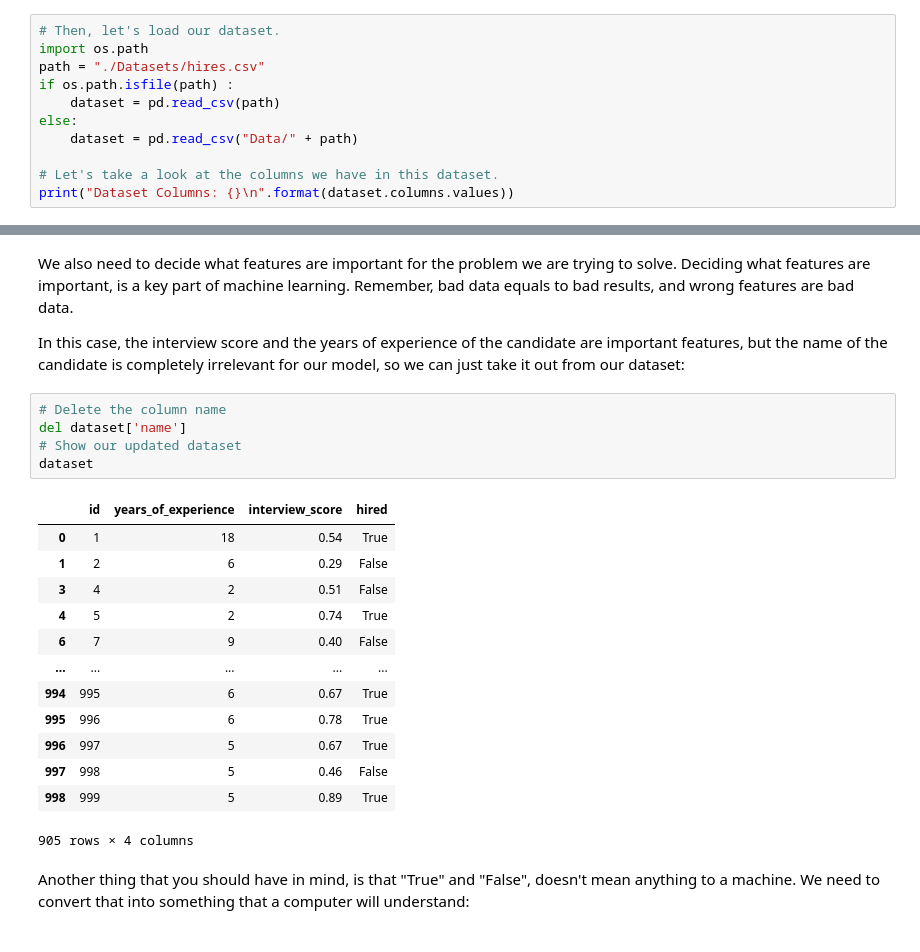
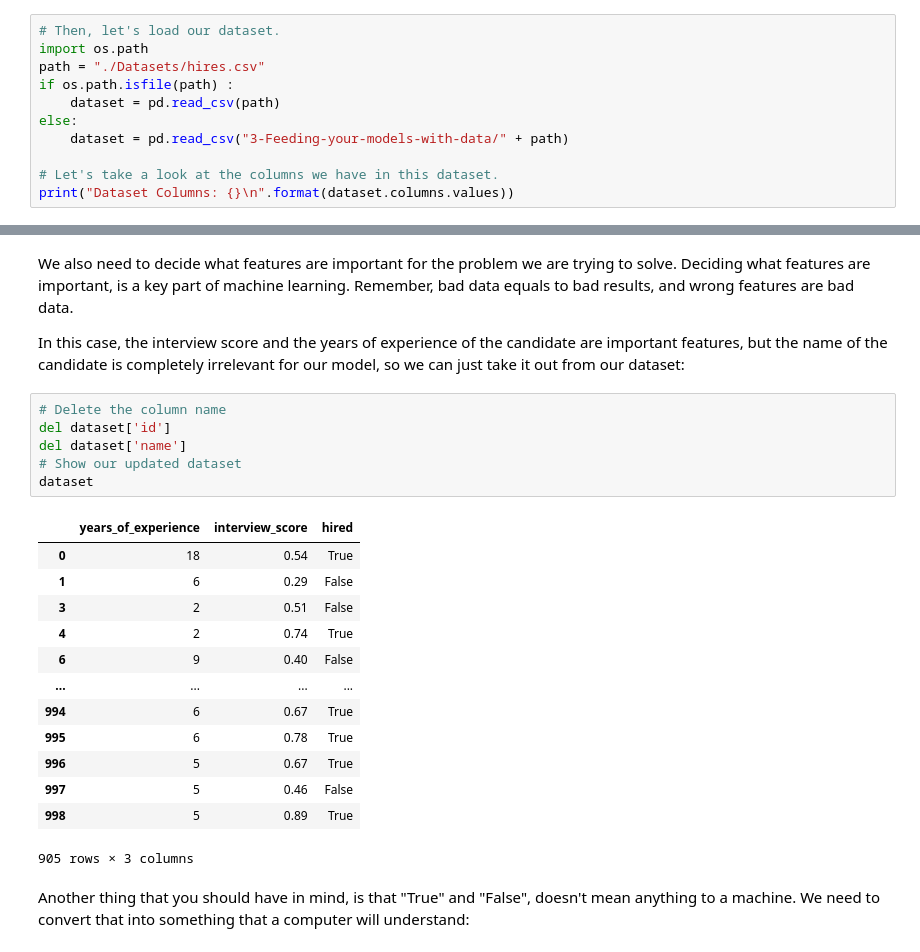
Before and after one commit to sebratec-academy/deep-learning-foundation, a Jupyter notebook: 3-Feeding-your-models-with-data/Dealing-with-data.ipynb, the cells around one changed output, grey strips where cells are left out. Drawn from its saved outputs; the diff is of its cells as text.

```diff
--- a/3-Feeding-your-models-with-data/Dealing-with-data.ipynb
+++ b/3-Feeding-your-models-with-data/Dealing-with-data.ipynb
@@ -39,7 +39,7 @@ path = "./Datasets/hires.csv"
 if os.path.isfile(path) :
     dataset = pd.read_csv(path)
 else:
-    dataset = pd.read_csv("Data/" + path)
+    dataset = pd.read_csv("3-Feeding-your-models-with-data/" + path)
 
 # Let's take a look at the columns we have in this dataset.
 print("Dataset Columns: {}\n".format(dataset.columns.values))
@@ -106,23 +106,24 @@ We also need to decide what features are important for the problem we are trying
 In this case, the interview score and the years of experience of the candidate are important features, but the name of the candidate is completely irrelevant for our model, so we can just take it out from our dataset:
 # %%
 # Delete the column name
+del dataset['id']
 del dataset['name']
 # Show our updated dataset
 dataset
 # %% [output]
-|  | id | years_of_experience | interview_score | hired |
-| 0 | 1 | 18 | 0.54 | True |
-| 1 | 2 | 6 | 0.29 | False |
-| 3 | 4 | 2 | 0.51 | False |
-| 4 | 5 | 2 | 0.74 | True |
-| 6 | 7 | 9 | 0.40 | False |
-| ... | ... | ... | ... | ... |
-| 994 | 995 | 6 | 0.67 | True |
-| 995 | 996 | 6 | 0.78 | True |
-| 996 | 997 | 5 | 0.67 | True |
-| 997 | 998 | 5 | 0.46 | False |
-| 998 | 999 | 5 | 0.89 | True |
+|  | years_of_experience | interview_score | hired |
+| 0 | 18 | 0.54 | True |
+| 1 | 6 | 0.29 | False |
+| 3 | 2 | 0.51 | False |
+| 4 | 2 | 0.74 | True |
+| 6 | 9 | 0.40 | False |
+| ... | ... | ... | ... |
+| 994 | 6 | 0.67 | True |
+| 995 | 6 | 0.78 | True |
+| 996 | 5 | 0.67 | True |
+| 997 | 5 | 0.46 | False |
+| 998 | 5 | 0.89 | True |
-905 rows × 4 columns
+905 rows × 3 columns
 # %% [markdown]
 Another thing that you should have in mind, is that "True" and "False", doesn't mean anything to a machine. We need to convert that into something that a computer will understand:
 # %%
```
Also changed, not shown: parts of 9 cells of this notebook, 8 other files.
